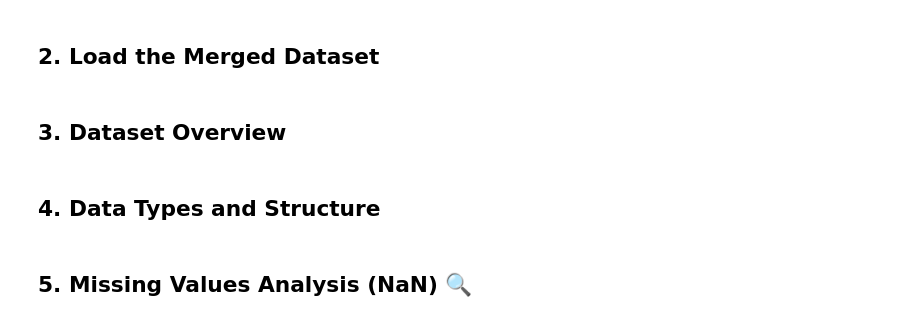
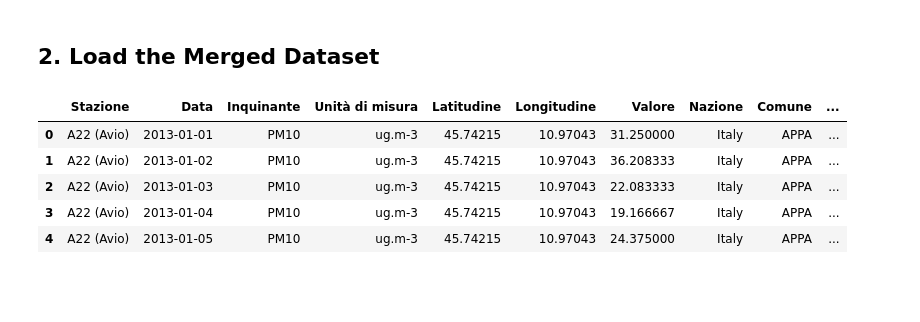
Before and after one commit to StefanoGenettiUniTN/appa-chinquinaria, a Jupyter notebook: notebooks/inspect_merged_dataset.ipynb, the cells around one changed output. Drawn from its saved outputs; the diff is of its cells as text; code cells hidden in the pictures; blank space fills up the shorter version.

```diff
--- a/notebooks/inspect_merged_dataset.ipynb
+++ b/notebooks/inspect_merged_dataset.ipynb
@@ -20,12 +20,15 @@ plt.rcParams['figure.figsize'] = (14, 8)
 ## 2. Load the Merged Dataset
 # %%
 # Load the merged dataset
-df = pd.read_csv('../output/merged_appa_eea_by_proximity.csv')
-
-print(f"Dataset loaded successfully!")
-print(f"File: merged_appa_eea_by_proximity.csv")
+df = pd.read_csv('../output/merged_appa_eea_cleaned.csv')
 # %%
 pd.set_option('display.max_columns', None)
-df.head(5000)
+pd.set_option('display.max_rows', None)
+df.head(5)
+# %% [output]
+|  | Stazione | Data | Inquinante | Unità di misura | Latitudine | Longitudine | Valore | Nazione | Comune | ... |
+| 0 | A22 (Avio) | 2013-01-01 | PM10 | ug.m-3 | 45.74215 | 10.97043 | 31.250000 | Italy | APPA | ... |
+| 1 | A22 (Avio) | 2013-01-02 | PM10 | ug.m-3 | 45.74215 | 10.97043 | 36.208333 | Italy | APPA | ... |
+| 2 | A22 (Avio) | 2013-01-03 | PM10 | ug.m-3 | 45.74215 | 10.97043 | 22.083333 | Italy | APPA | ... |
+| 3 | A22 (Avio) | 2013-01-04 | PM10 | ug.m-3 | 45.74215 | 10.97043 | 19.166667 | Italy | APPA | ... |
+| 4 | A22 (Avio) | 2013-01-05 | PM10 | ug.m-3 | 45.74215 | 10.97043 | 24.375000 | Italy | APPA | ... |
-# %% [markdown]
-## 3. Dataset Overview
@@ -55,2 +34,0 @@ print(df.describe())
-# %% [markdown]
-## 4. Data Types and Structure
@@ -68,2 +34,0 @@ df.info()
-# %% [markdown]
-## 5. Missing Values Analysis (NaN) 🔍
```
Also changed, not shown: parts of 8 cells of this notebook, 8 other files.
